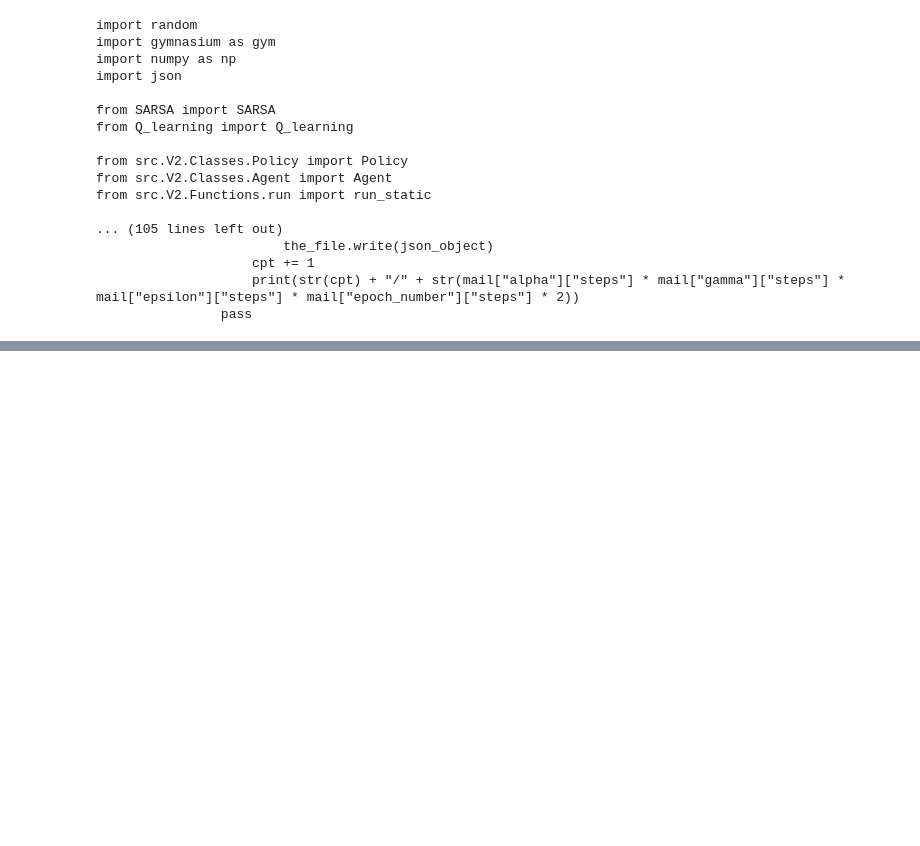
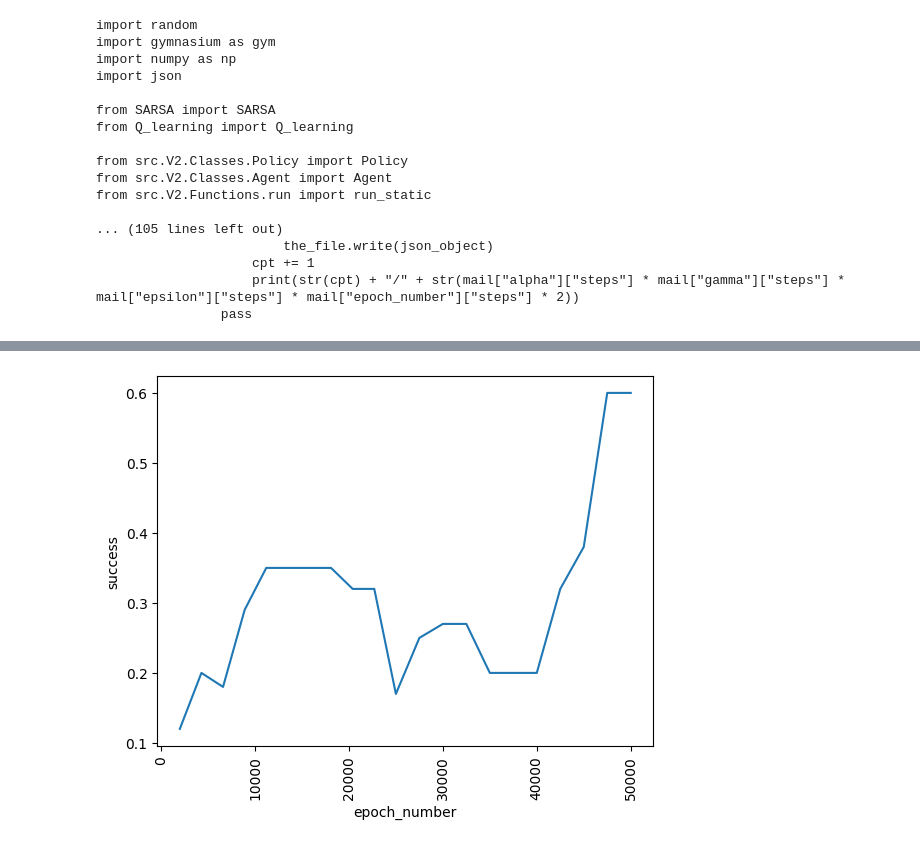
Before and after one commit to guilhemheinrich/Frozen-Lake-rl-tutorial, a Jupyter notebook: Frozen_Lake_comparatif.ipynb, the cells around one changed output, grey strips where cells are left out. Saved outputs shown, nothing was run; the diff lists cells and outputs as text; code cells hidden in the pictures; blank space fills up the shorter version.

```diff
--- a/Frozen_Lake_comparatif.ipynb
+++ b/Frozen_Lake_comparatif.ipynb
@@ -189,29 +139,0 @@ En considérant que le fichier contenant le résultat de la grille obtenu lors d
-# %%
-import json
-from typing import Dict
-import numpy as np
-import seaborn
-import pandas as pd
-import matplotlib.pyplot as plt
-
-from src.V2.Functions.reshape import reshape_one, reshape_order
-from src.V2.Functions.kendall_distance import kendall_matrix_distance
-
-
-output_files = ["data/mc_grid_final.json", "data/fat_grid_2.json"]
-
-results = []
-
-for filename in output_files:
-    with open(filename, 'r') as the_file:
-        results += json.loads(the_file.read())
-
-
-# Tri des résultats
-results.sort(reverse=True, key = lambda element: element["success"])
-
-
-# Ajout de "signature de matrice" pour mieux comparer les Q_sa, et ainsi étudier la convergeance
-for result in results:
-    result["reshape_one"] = reshape_one(np.asarray(result["q_sa"]))
-    result["reshape_order"] = reshape_order(np.asarray(result["q_sa"]))
@@ -249,0 +154,13 @@ Le nombre d'itération est évidemment un paramètre important, on s'attend à c
+# %%
+import json
+import pandas as pd
+import seaborn
+results = []
+
+with open("data/mc_grid_final.json", 'r') as the_file:
+    results += json.loads(the_file.read())
+
+big_df = pd.DataFrame(results)
+seaborn.lineplot(big_df, x = "epoch_number", y= "success").tick_params(axis='x', rotation=90)
+# %% [output]
+[figure, added]
```
Also changed, not shown: parts of 24 cells of this notebook, 1 other file.
